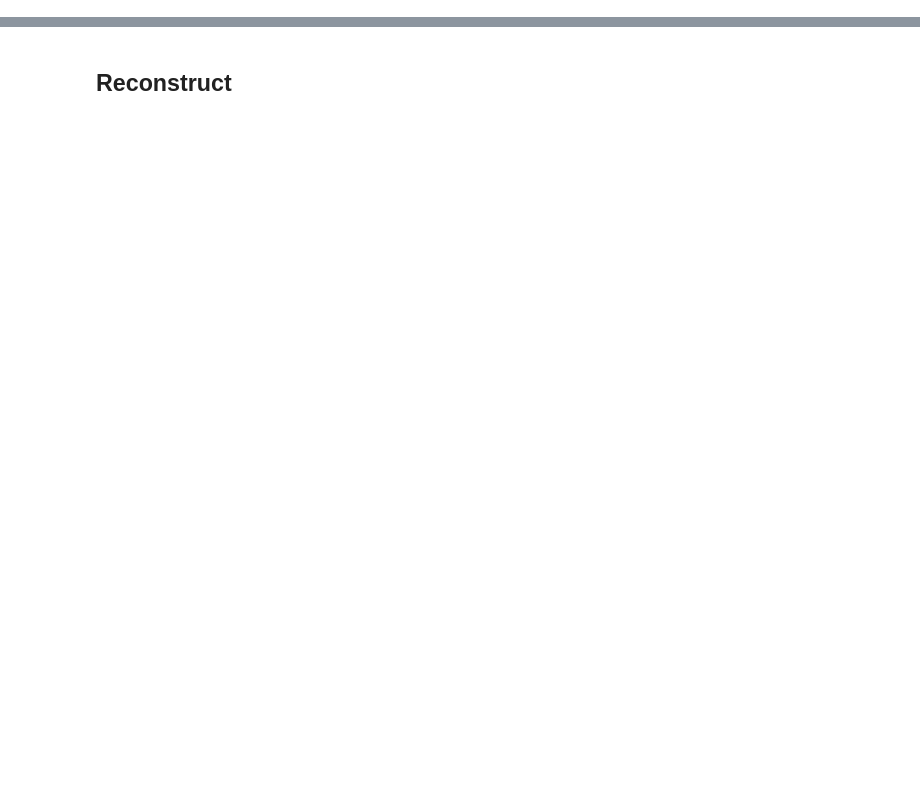
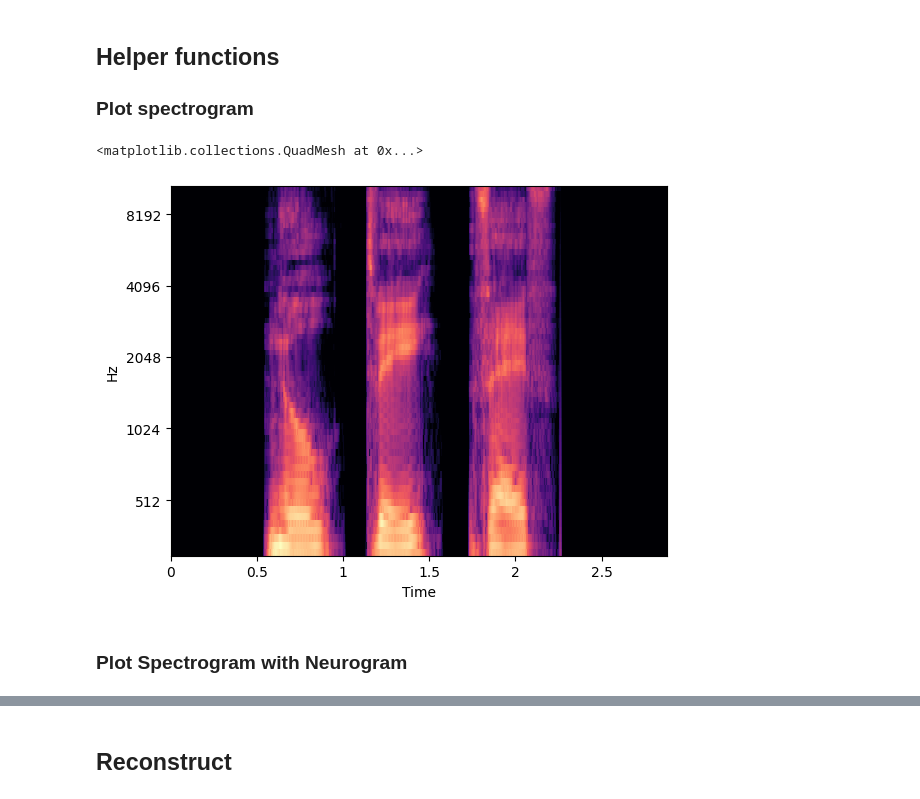
Before and after one commit to gaydaci/NeuroVoc, a Jupyter notebook: experiments/demo.ipynb, the cells around one changed output, grey strips where cells are left out. Saved outputs shown, nothing was run; the diff lists cells and outputs as text; code cells hidden in the pictures; blank space fills up the shorter version.

Commit message:
updated demo plots for neurogram and reconstructed with audio playback

```diff
--- a/experiments/demo.ipynb
+++ b/experiments/demo.ipynb
@@ -7,0 +11,42 @@ import matplotlib.pyplot as plt
+# %%
+n_fft = 512
+hops = 32
+# %% [markdown]
+## Helper functions
+
+### Plot spectrogram
+# %%
+def get_spectrogram(y, sr, n_fft, hops):
+    S = librosa.feature.melspectrogram(
+        y=y,
+        sr=sr,
+        n_mels=64,
+        fmin=150,
+        fmax=10_500,
+        n_fft=n_fft,
+        hop_length=hops
+    )
+
+    S_dB = librosa.power_to_db(S, ref=np.max)
+    return S_dB
+
+data_path = "../data"
+n_mels = 64
+min_freq = 150
+max_freq = 10_500
+mel_scale = librosa.filters.mel_frequencies(n_mels, fmin=min_freq, fmax=max_freq)
+# %%
+filename = "../data/din/triplets/025.wav"
+y, sr = librosa.load(filename)
+
+
+S_db = get_spectrogram(y, sr, n_fft, hops)
+librosa.display.specshow(S_db, x_axis='time',
+                         y_axis='mel', sr=sr,
+                          fmin=150, fmax=10_500,
+                         n_fft=n_fft, hop_length=hops)
+# %% [output]
+<matplotlib.collections.QuadMesh at 0x...>
+[figure, added]
+# %% [markdown]
+### Plot Spectrogram with Neurogram
```
Also changed, not shown: parts of 7 cells of this notebook, 2 other files.
